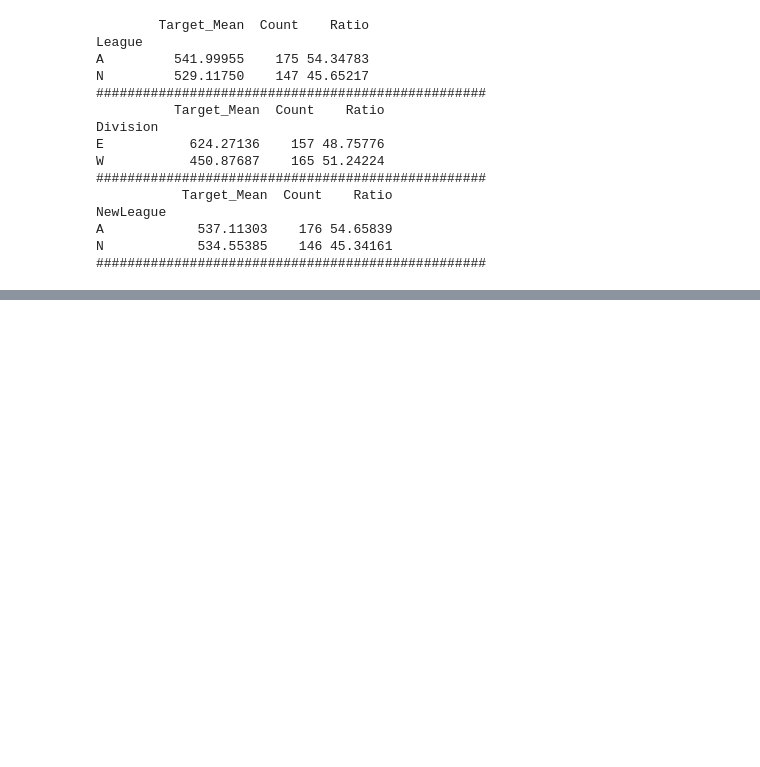
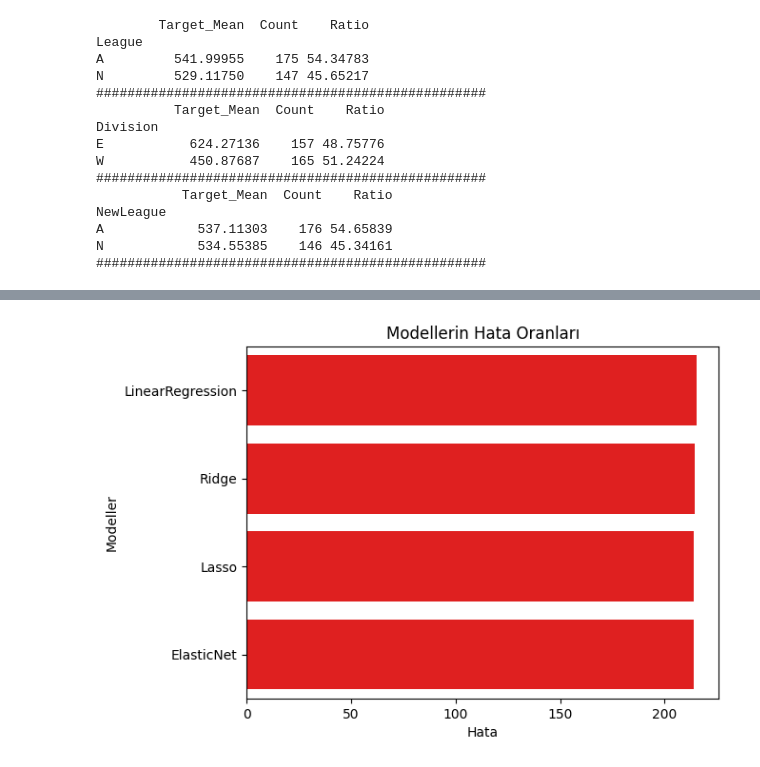
Before and after one commit to BatuhanUmay/MIUUL_ML_Summer_Bootcamp, a Jupyter notebook: Beyzbol Maas Tahmini.ipynb, the cells around one changed output, grey strips where cells are left out. Saved outputs shown, nothing was run; the diff lists cells and outputs as text; code cells hidden in the pictures; blank space fills up the shorter version.

```diff
--- a/Beyzbol Maas Tahmini.ipynb
+++ b/Beyzbol Maas Tahmini.ipynb
@@ -422,0 +883,3 @@ Salary
+# %%
+# Belli alpha setleri denenerek final modeli için en uygun alpha değeri belirlenecektir. Cross Validation için LassoCV fonk. Kullanılmaktadır.
+lasso_cv = LassoCV(alphas = alphas3, cv = 10).fit(X_train, y_train)
@@ -422,0 +960,6 @@ Salary
+# %%
+# Parametre değerleri belirlenmiştir.
+elastic_params = {"l1_ratio": [0.1, 0.4, 0.5, 0.6, 0.8, 1],
+               "alpha": np.linspace(0, 1, 1000)}
+# %%
+elastic_cv = GridSearchCV(elastic, elastic_params, cv = 10).fit(X_train, y_train)
@@ -422,0 +1006,17 @@ Salary
+# %%
+# Modellerin karşılaştırılması yapılmıştır.
+modeller = [
+    lin_reg,
+    ridge_tuned,
+    lasso_tuned,
+    elastic_tuned,]
+
+
+for model in modeller:
+    model_name = model.__class__.__name__
+    y_pred = model.predict(X_test)
+    rmse = np.sqrt(mean_squared_error(y_test, y_pred))
+
+    print(model_name + ":" )
+    print("RMSE:", rmse)
+    print("-"*28)
@@ -422,0 +1036,20 @@ Salary
+# %%
+# Elde edilen hatalar görselleştirildi.
+sonuc = []
+
+sonuclar = pd.DataFrame(columns= ["Modeller","Hata"])
+
+for model in modeller:
+    isimler = model.__class__.__name__
+    y_pred = model.predict(X_test)
+    hata = np.sqrt(mean_squared_error(y_test, y_pred))
+    sonuc = pd.DataFrame([[isimler, hata]], columns= ["Modeller","Hata"])
+    sonuclar = pd.concat([sonuclar, sonuc])
+
+
+
+sns.barplot(x= 'Hata', y = 'Modeller', data=sonuclar, color="r")
+plt.xlabel('Hata')
+plt.title('Modellerin Hata Oranları');
+# %% [output]
+[figure, added]
```
Also changed, not shown: parts of 42 cells of this notebook.
